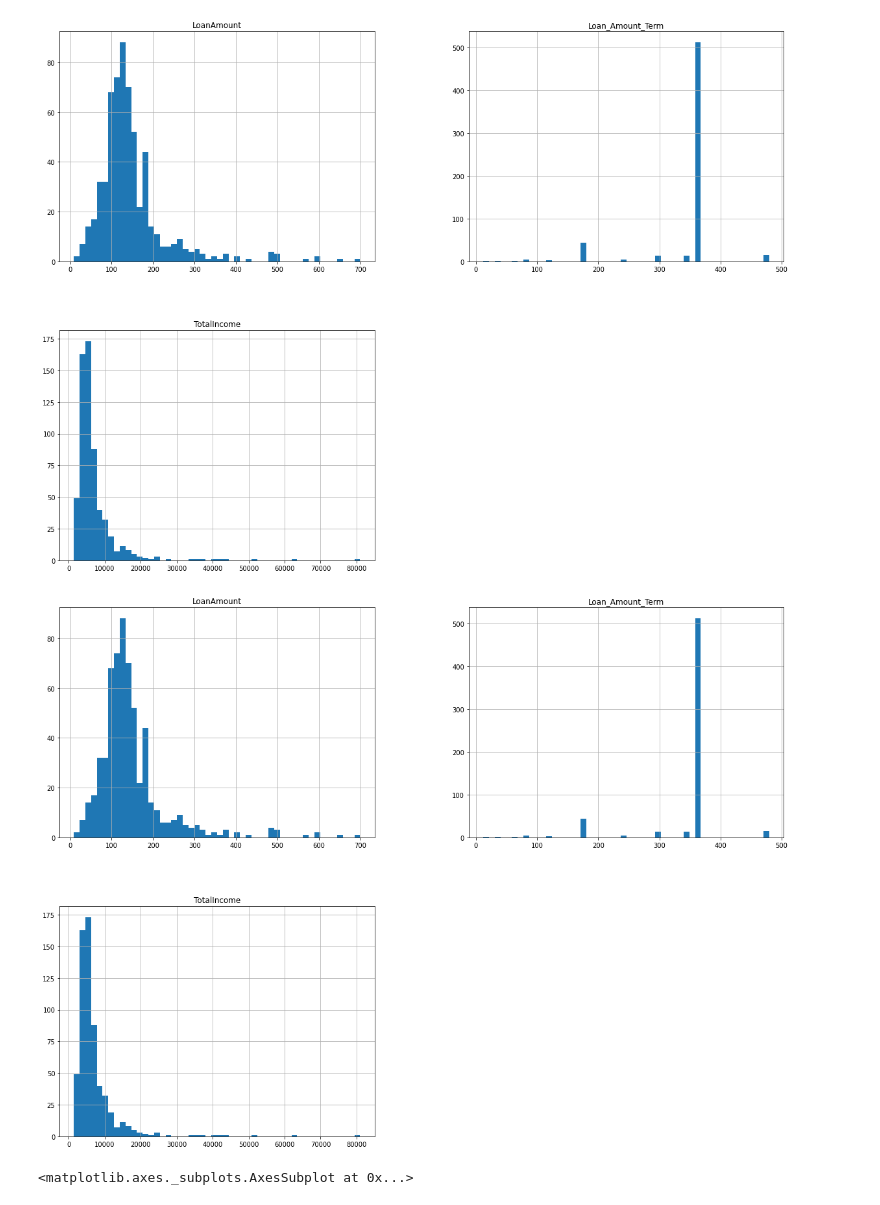
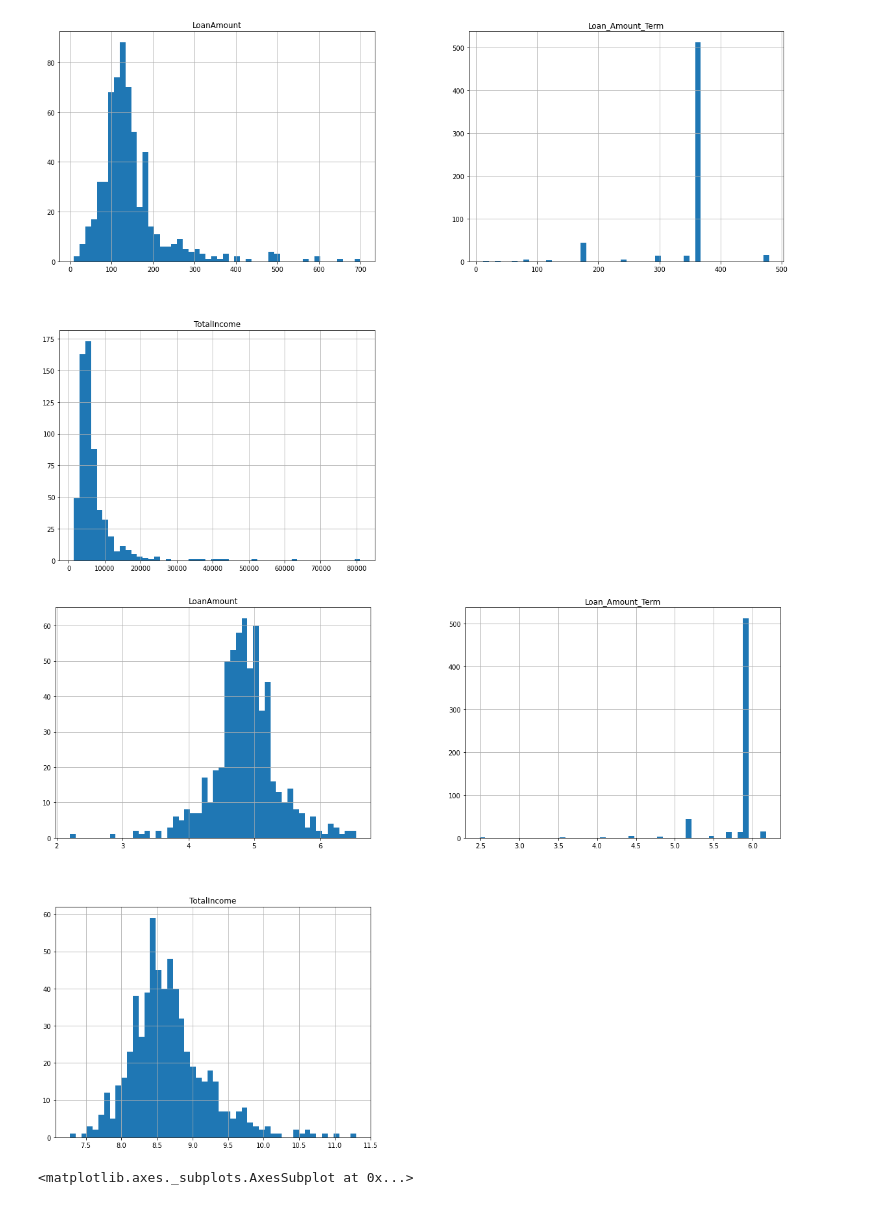
Before and after one commit to Mohamed209/machine-learning-course, a Jupyter notebook: Chapter_4_supervised_learning/3_support-vector-machine/2_example_with_python_code/Loan Prediction Practice Problem.ipynb, the cells around one changed output. Saved outputs shown, nothing was run; the diff lists cells and outputs as text; code cells hidden in the pictures.

```diff
--- a/Chapter_4_supervised_learning/3_support-vector-machine/2_example_with_python_code/Loan Prediction Practice Problem.ipynb
+++ b/Chapter_4_supervised_learning/3_support-vector-machine/2_example_with_python_code/Loan Prediction Practice Problem.ipynb
@@ -168,10 +187,10 @@ plt.show()
 # %%
 df[['TotalIncome','LoanAmount','Loan_Amount_Term']]=np.log(num_features) # log transformation and save in original dataframe
 # plot again to see effect of log transform
-num_features.hist(bins=50,figsize=(20,15))
+df[['TotalIncome','LoanAmount','Loan_Amount_Term']].hist(bins=50,figsize=(20,15))
 plt.show()
 # %% [output]
-[figure, old version]
+[figure, new version]
 # %%
 # now we may analyze categorical features
 # q1 >> what is the relation between loan status and education
```
Also changed, not shown: parts of 13 cells of this notebook, 1 other file.
